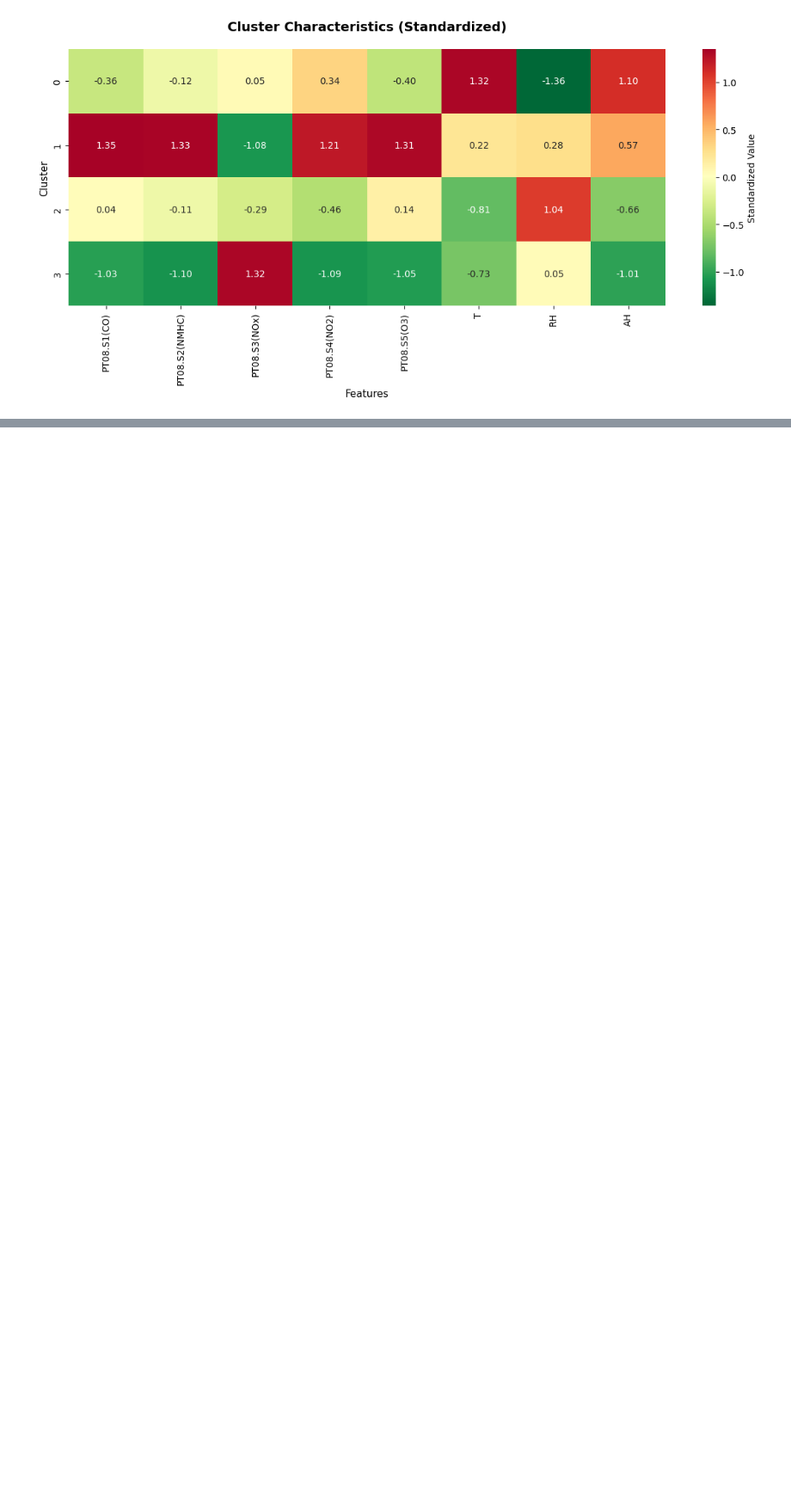
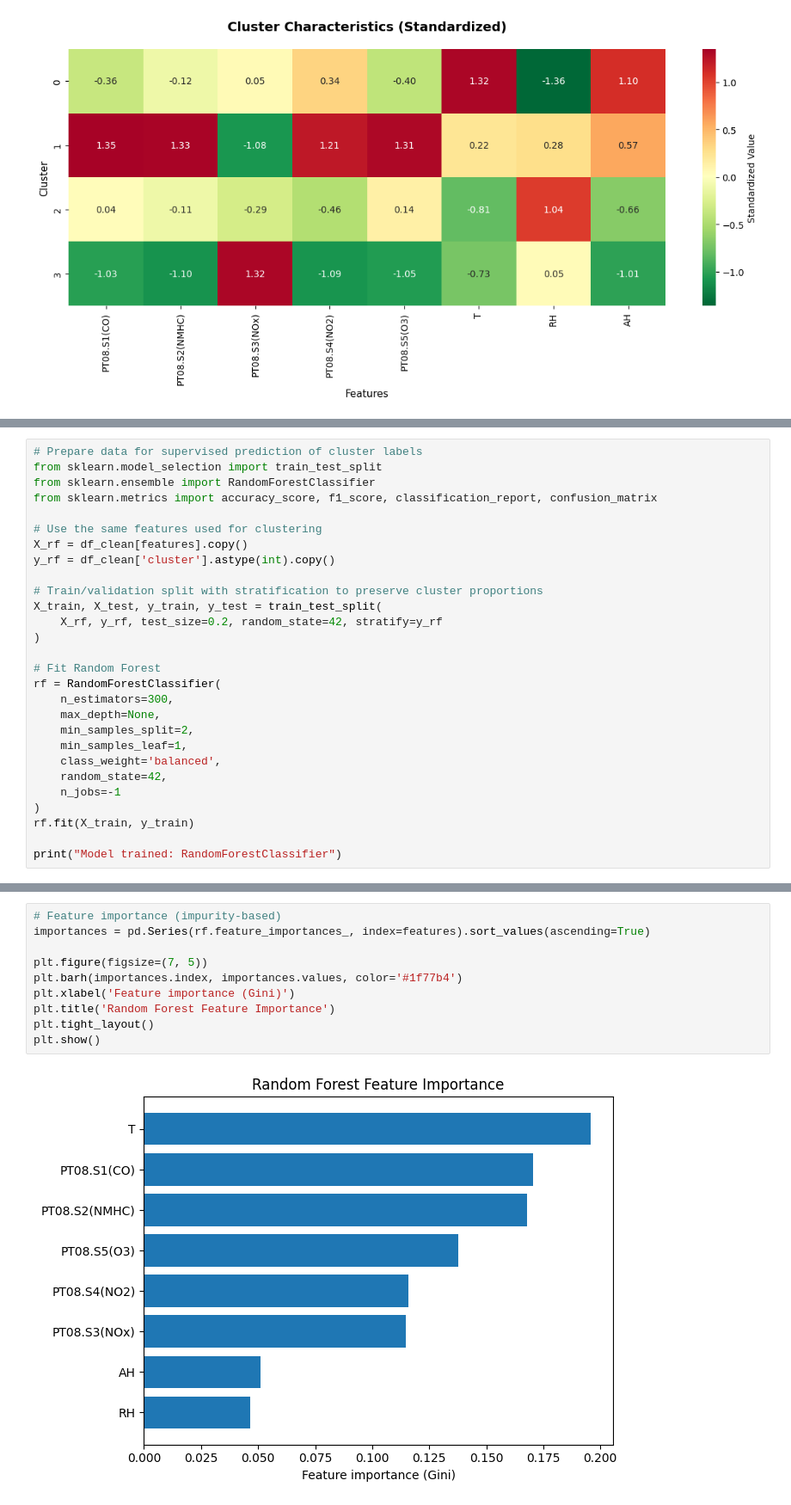
Before and after one commit to Gianluca-Coppola/Clustering, a Jupyter notebook: air_quality_clustering.ipynb, the cells around one changed output, grey strips where cells are left out. Shown at 86% size. Saved outputs shown, nothing was run; the diff lists cells and outputs as text; blank space fills up the shorter version.

```diff
--- a/air_quality_clustering.ipynb
+++ b/air_quality_clustering.ipynb
@@ -314,0 +290,28 @@ plt.show()
+# %%
+# Prepare data for supervised prediction of cluster labels
+from sklearn.model_selection import train_test_split
+from sklearn.ensemble import RandomForestClassifier
+from sklearn.metrics import accuracy_score, f1_score, classification_report, confusion_matrix
+
+# Use the same features used for clustering
+X_rf = df_clean[features].copy()
+y_rf = df_clean['cluster'].astype(int).copy()
+
+# Train/validation split with stratification to preserve cluster proportions
+X_train, X_test, y_train, y_test = train_test_split(
+    X_rf, y_rf, test_size=0.2, random_state=42, stratify=y_rf
+)
+
+# Fit Random Forest
+rf = RandomForestClassifier(
+    n_estimators=300,
+    max_depth=None,
+    min_samples_split=2,
+    min_samples_leaf=1,
+    class_weight='balanced',
+    random_state=42,
+    n_jobs=-1
+)
+rf.fit(X_train, y_train)
+
+print("Model trained: RandomForestClassifier")
@@ -314,0 +355,12 @@ plt.show()
+# %%
+# Feature importance (impurity-based)
+importances = pd.Series(rf.feature_importances_, index=features).sort_values(ascending=True)
+
+plt.figure(figsize=(7, 5))
+plt.barh(importances.index, importances.values, color='#1f77b4')
+plt.xlabel('Feature importance (Gini)')
+plt.title('Random Forest Feature Importance')
+plt.tight_layout()
+plt.show()
+# %% [output]
+[figure, added]
```
Also changed, not shown: parts of 9 cells of this notebook, 1 other file.
